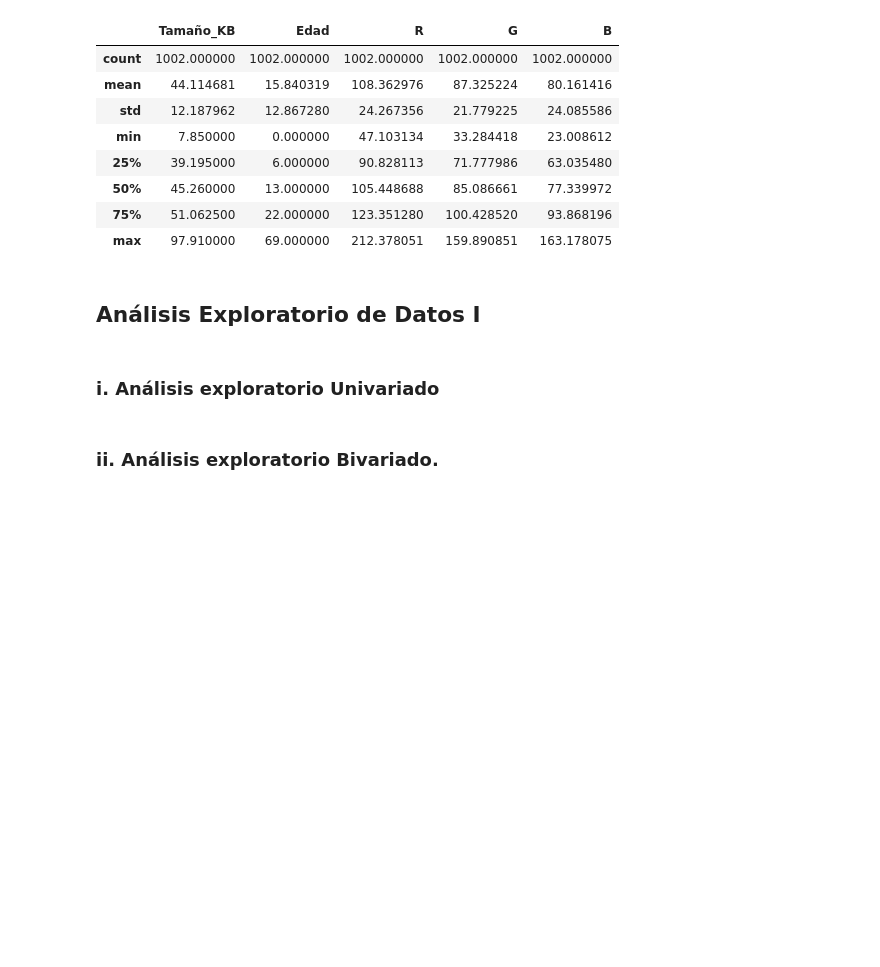
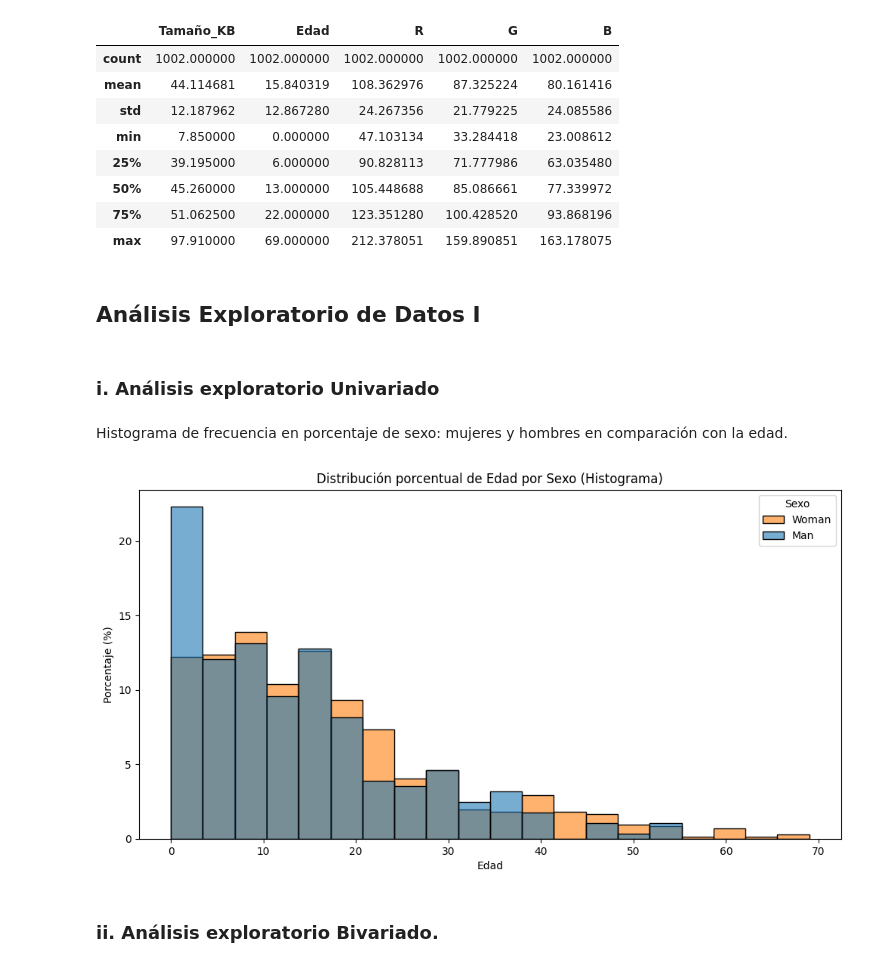
Before and after one commit to ZTARSNOVA/EDA-FGNET, a Jupyter notebook: FGNET_Avance2.ipynb, the cells around one changed output. Saved outputs shown, nothing was run; the diff lists cells and outputs as text; code cells hidden in the pictures; blank space fills up the shorter version.

```diff
--- a/FGNET_Avance2.ipynb
+++ b/FGNET_Avance2.ipynb
@@ -237,5 +237,25 @@ memory usage: 62.8+ KB
 ## Análisis Exploratorio de Datos I
 # %% [markdown]
 ### i. Análisis exploratorio Univariado
+# %% [markdown]
+Histograma de frecuencia en porcentaje de sexo: mujeres y hombres en comparación con la edad.
+# %%
+import seaborn as sns
+import matplotlib.pyplot as plt
+
+plt.figure(figsize=(12,6))
+sns.histplot(data=df, x='Edad', hue='Sexo', stat='percent',
+             common_norm=False, bins=20, alpha=0.6)
+
+plt.title('Distribución porcentual de Edad por Sexo (Histograma)')
+plt.xlabel('Edad')
+plt.ylabel('Porcentaje (%)')
+
+# leyenda con etiquetas
+plt.legend(title='Sexo', labels=df['Sexo'].unique(), loc='upper right')
+
+plt.show()
+# %% [output]
+[figure, added]
 # %% [markdown]
 ### ii. Análisis exploratorio Bivariado.
```
Also changed, not shown: parts of 2 cells of this notebook.
